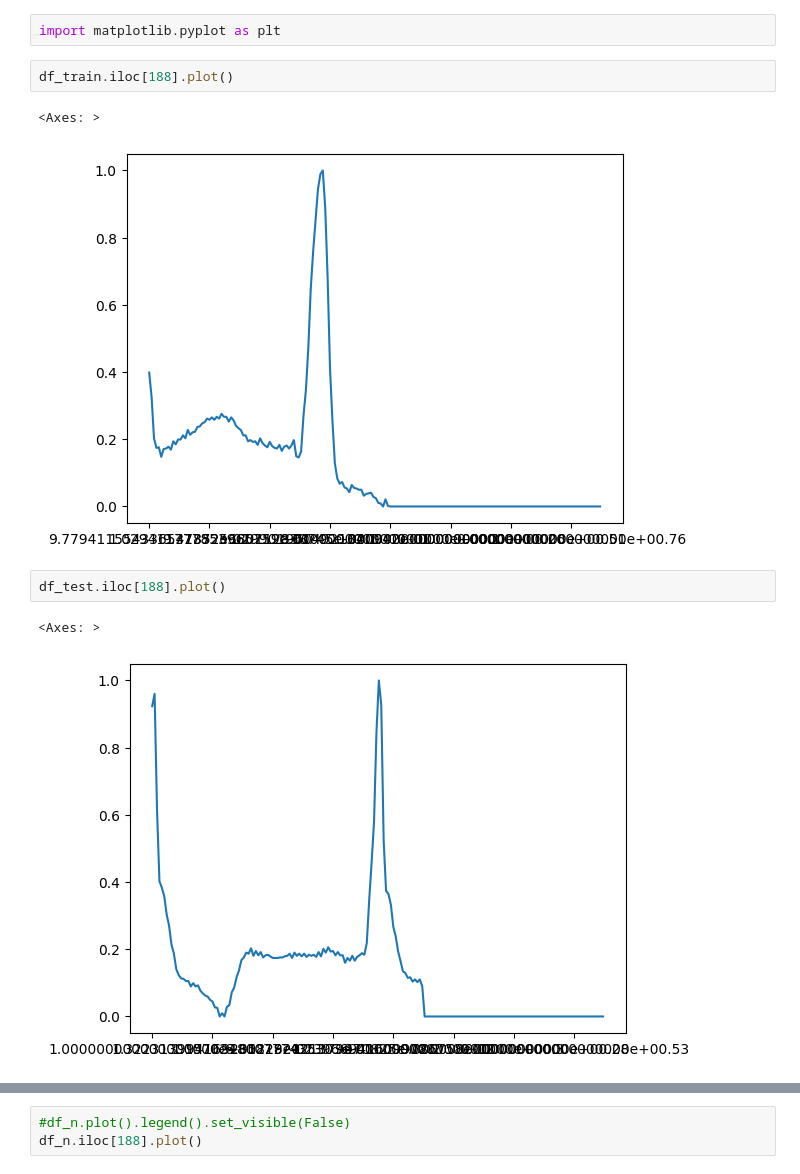
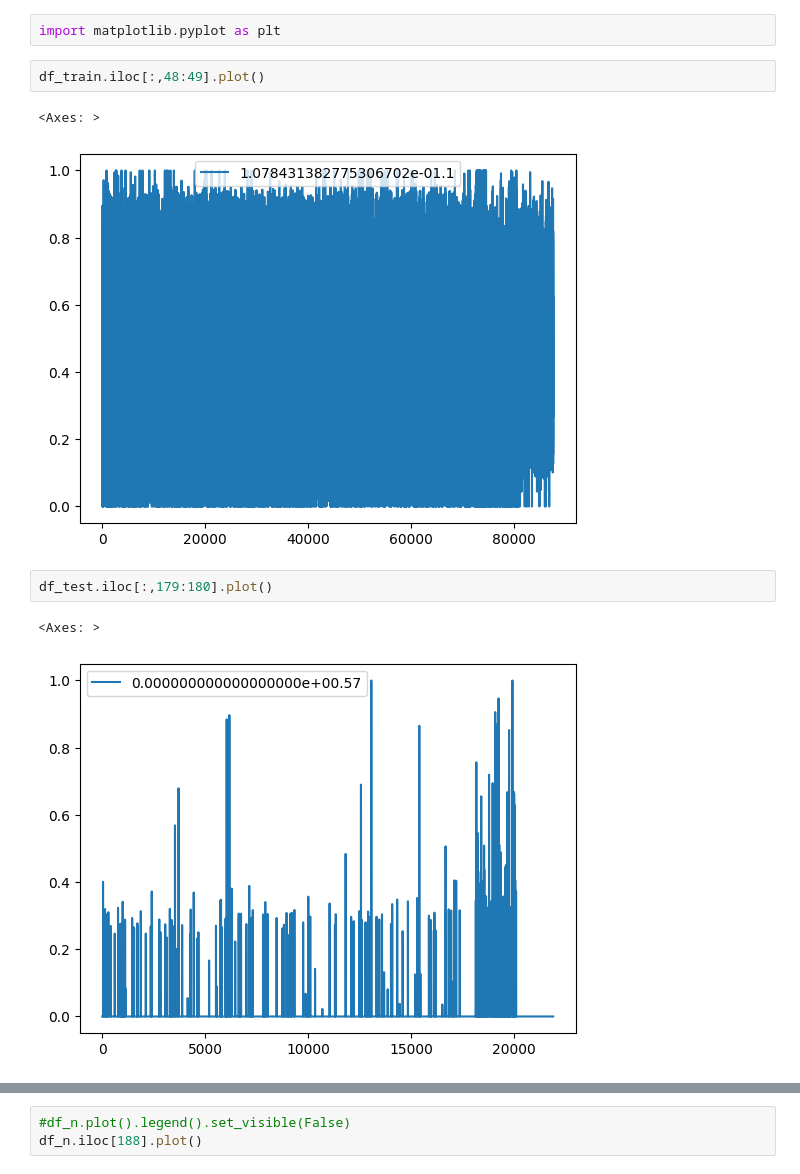
Before and after one commit to Mahim-SOL/ML_intern_task_SOL, a Jupyter notebook: Learning_task_of_SOL.ipynb, the cells around one changed output, grey strips where cells are left out. Drawn from its saved outputs; the diff is of its cells as text.

```diff
--- a/Learning_task_of_SOL.ipynb
+++ b/Learning_task_of_SOL.ipynb
@@ -13,14 +25,14 @@ df_n = pd.read_csv("M:/SOL/ML_intern_task/Dataset/ptbdb_normal.csv")
 # %%
 import matplotlib.pyplot as plt
 # %%
-df_train.iloc[188].plot()
+df_train.iloc[:,48:49].plot()
 # %% [output]
 <Axes: >
-[figure, old version]
+[figure, new version]
 # %%
-df_test.iloc[188].plot()
+df_test.iloc[:,179:180].plot()
 # %% [output]
 <Axes: >
-[figure, old version]
+[figure, new version]
 # %%
 #df_abn.plot().legend().set_visible(False)
```
Also changed, not shown: parts of 8 cells of this notebook.
